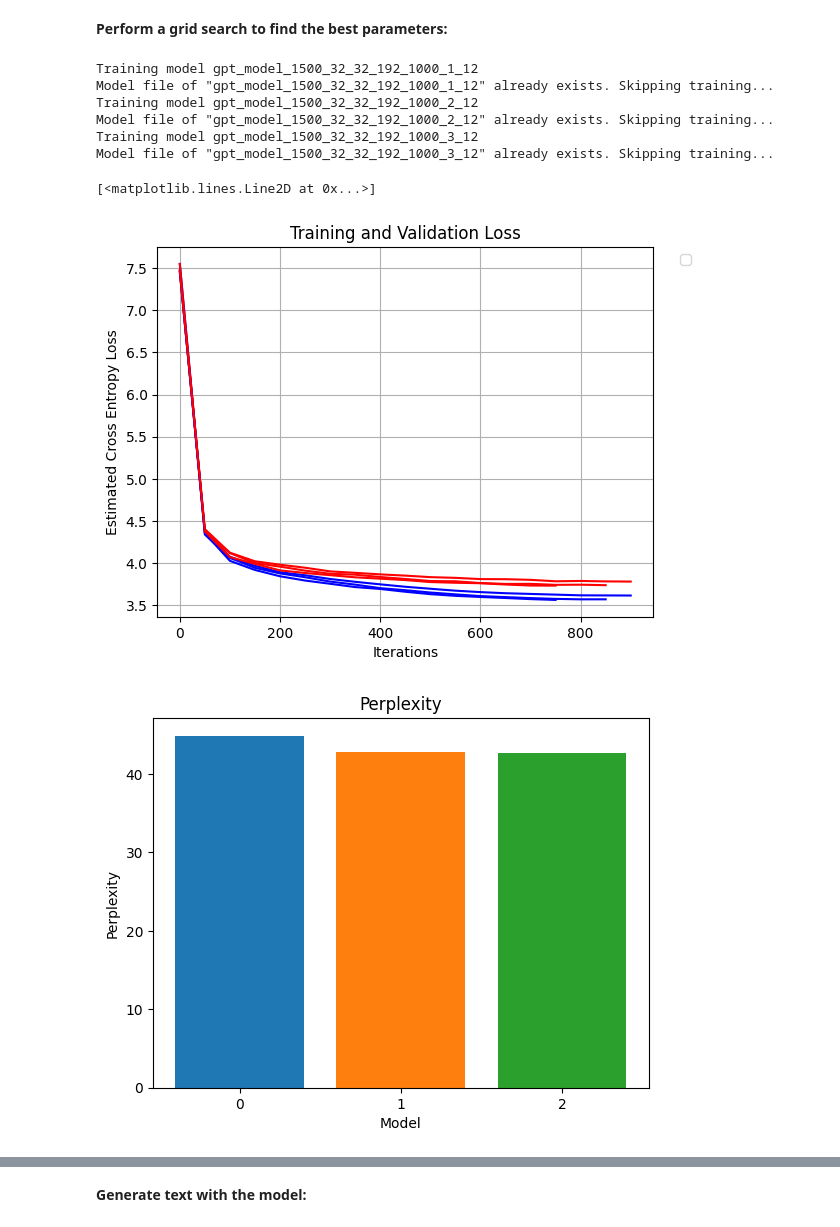
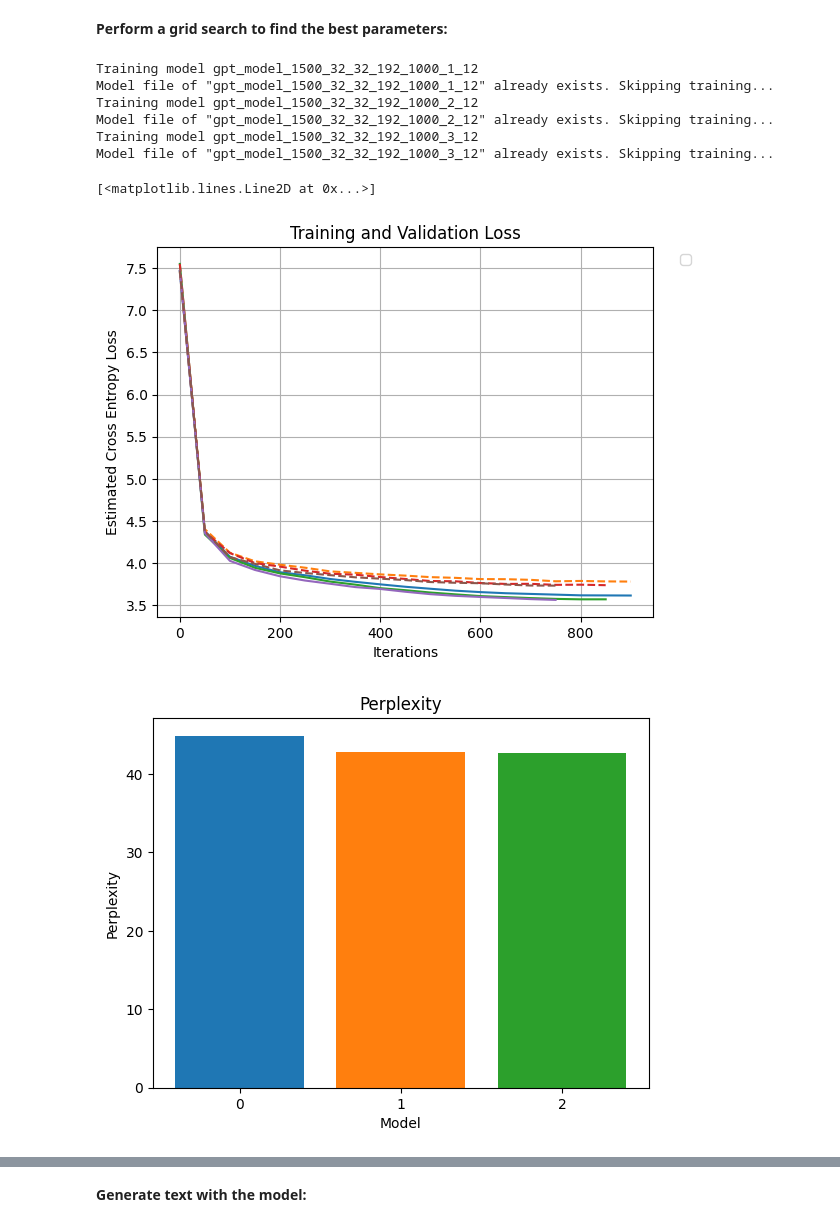
Before and after one commit to josephine-king/EE4685_KingDaalman, a Jupyter notebook: miniGPT.ipynb, the cells around one changed output, grey strips where cells are left out. Saved outputs shown, nothing was run; the diff lists cells and outputs as text; code cells hidden in the pictures.

```diff
--- a/miniGPT.ipynb
+++ b/miniGPT.ipynb
@@ -38,11 +38,11 @@ if (run_on_colab):
     !mkdir -p "./drive/MyDrive/saved_models"
     CHECKPOINT_PATH = "./drive/MyDrive/saved_models/"
 else:
-    CHECKPOINT_PATH = "./saved_models3/"
+    CHECKPOINT_PATH = "./saved_models/"
 
 # Initialize model parameters
 TRAIN_PCT = 0.8
-VOCAB_SIZE = 1500
+VOCAB_SIZE = 10000
 LR = 2.5e-4
 
 # Download the TinyShakespeare dataset
@@ -85,7 +85,7 @@ class GPT(nn.Module):
     def forward(self, idx, targets=None):
         # idx and targets are both (B,T) tensor of integers
         B, T = idx.shape
-        logits = self.token_embedding_table(idx) # (B,T,C)
+
         tok_emb = self.token_embedding_table(idx) # (B,T,C)
         pos_emb = self.position_embedding_table(torch.arange(T, device=device)) # (T,C)
         inputs = tok_emb + pos_emb # (B,T,C)
@@ -106,8 +106,9 @@ class GPT(nn.Module):
     def generate(self, curr_tokens, num_gen_tokens):
         for _ in range(num_gen_tokens):
             curr_tokens_cond = curr_tokens[:, -self.block_size:]
+            print(curr_tokens_cond)
             # Get the predictions for the next tokens
-            preds, loss = self.forward(curr_tokens_cond)
+            preds, loss = self(curr_tokens_cond)
             # Look only at the last time step
             preds = preds[:, -1, :] # becomes (B, C)
             # Normalize probabilities from 0 to 1 using softmax
@@ -170,7 +171,7 @@ def load_model(model_path, model_name):
         config_dict = json.load(f)
 
     model = GPT(config_dict["vocab_size"], config_dict["block_size"], config_dict["batch_size"], config_dict["embd_dim"], config_dict["decoders"], config_dict["num_heads"])
-    #model.load_state_dict(torch.load(model_file, map_location=torch.device(device)))
+    model.load_state_dict(torch.load(model_file, map_location=torch.device(device)))
 
     with open(result_file, "r") as f:
         model_result = json.load(f)
@@ -227,8 +228,8 @@ def train_model(train_set, validation_set, model, model_name, optimizer, max_ite
 
             # Estimate and save the training loss and validation loss
             if (iter % 50 == 0):
-                training_loss = estimate_loss(model, train_set, batch_size, block_size, 500)
-                validation_loss = estimate_loss(model, validation_set, batch_size, block_size, 500)
+                training_loss = estimate_loss(model, train_set, batch_size, block_size, 100)
+                validation_loss = estimate_loss(model, validation_set, batch_size, block_size, 100)
                 training_losses.append(training_loss.item())
                 validation_losses.append(validation_loss.item())
                 iters.append(iter)
@@ -360,8 +361,8 @@ for block_size in block_sizes:
                             max_iter=max_iter, batch_size=batch_size, block_size=block_size, overwrite=False, savemodel=True
                         )
                         # Plotting
-                        ax.plot(gpt_results["iters"], gpt_results["training_loss"], color=rand_color, linestyle="-")
-                        ax.plot(gpt_results["iters"], gpt_results["validation_loss"], color=rand_color, linestyle="--")
+                        ax.plot(gpt_results["iters"], gpt_results["training_loss"], linestyle="-")
+                        ax.plot(gpt_results["iters"], gpt_results["validation_loss"], linestyle="--")
 
                         ax2.bar(f"{iter}", gpt_results["perplexity"])
 
@@ -373,34 +374,34 @@ for block_size in block_sizes:
 ax.legend()
 ax.legend(bbox_to_anchor=(1.04, 1), loc="upper left")
 
 fig3, ax3 = plt.subplots()
 ax3.set_xlabel("Number of parameters")
 ax3.set_ylabel("Perplexity")
 ax3.set_title("Perplexity")
 ax3.grid(True)
 ax3.scatter(total_params, perplexity)
 trendline = np.polyfit(total_params, perplexity, 1)
 p = np.poly1d(trendline)
 ax3.plot(total_params,p(total_params),color="gray",linestyle="dotted")
 
 fig4, ax4 = plt.subplots()
 ax4.set_xlabel("Number of parameters")
 ax4.set_ylabel("Time per iteration")
 ax4.set_title("Time per iteration")
 ax4.grid(True)
 ax4.scatter(total_params, time_per_iter)
 trendline = np.polyfit(total_params, time_per_iter, 1)
 p = np.poly1d(trendline)
 ax4.plot(total_params,p(total_params),color="gray",linestyle="dotted")
 # %% [output]
 Training model gpt_model_1500_32_32_192_1000_1_12
 Model file of "gpt_model_1500_32_32_192_1000_1_12" already exists. Skipping training...
 Training model gpt_model_1500_32_32_192_1000_2_12
 Model file of "gpt_model_1500_32_32_192_1000_2_12" already exists. Skipping training...
 Training model gpt_model_1500_32_32_192_1000_3_12
 Model file of "gpt_model_1500_32_32_192_1000_3_12" already exists. Skipping training...
 [<matplotlib.lines.Line2D at 0x...>]
-[figure, old version]
+[figure, new version]
 [figure]
 [figure]
 [figure]
```
Also changed, not shown: parts of 2 cells of this notebook.
